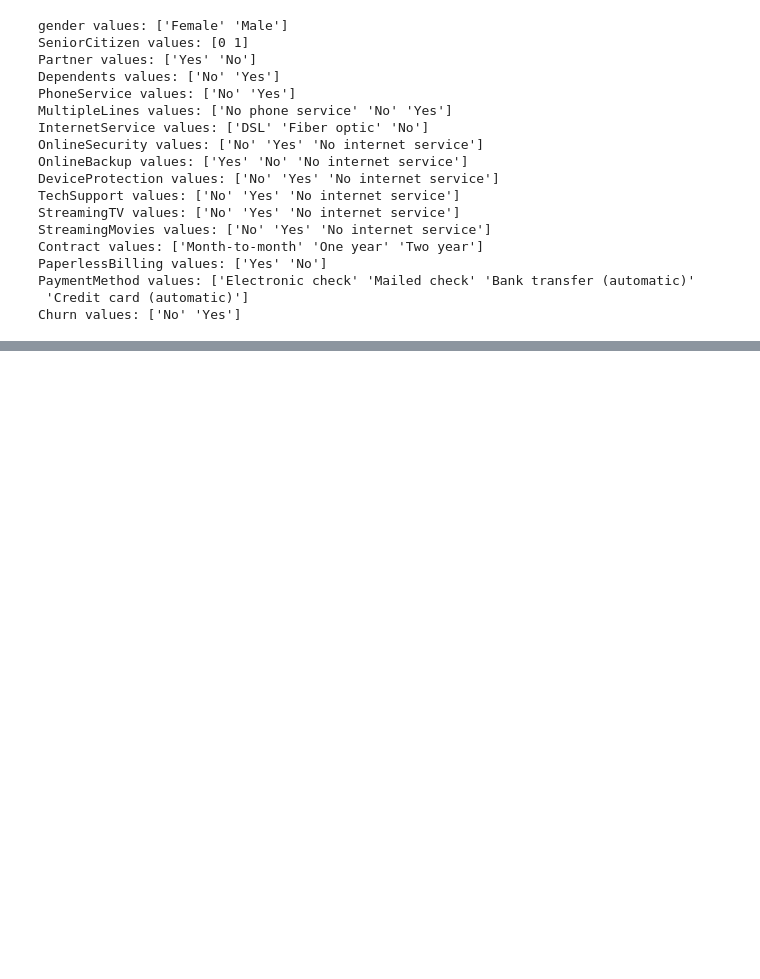
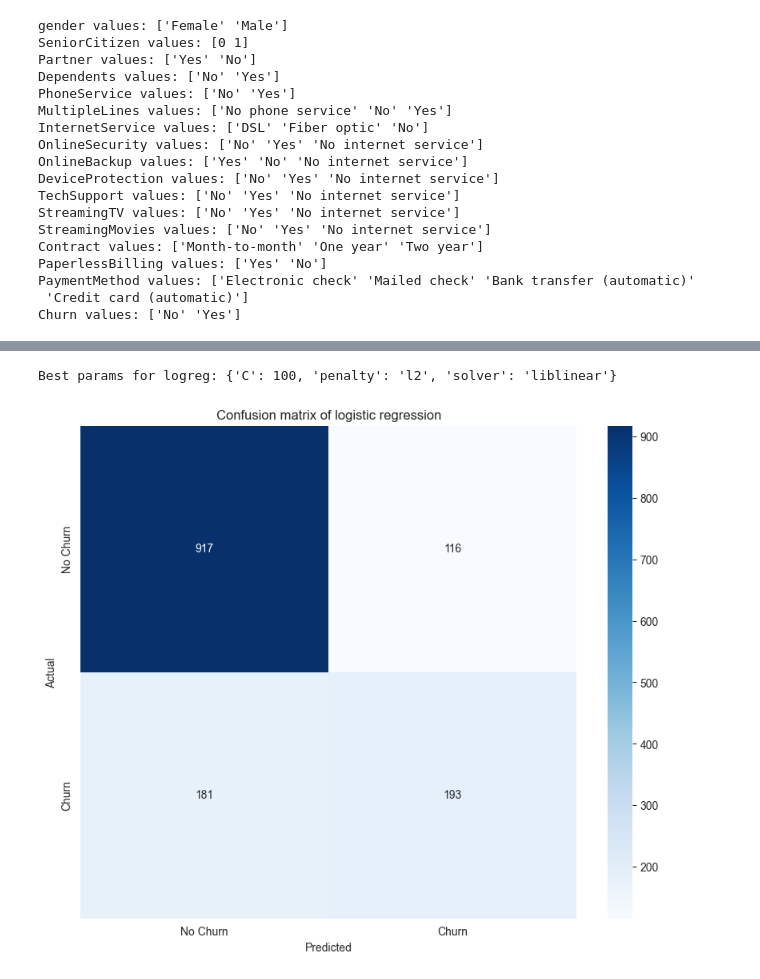
Before and after one commit to chiefzhantr/Customer-Churn-Prediction, a Jupyter notebook: model.ipynb, the cells around one changed output, grey strips where cells are left out. Saved outputs shown, nothing was run; the diff lists cells and outputs as text; code cells hidden in the pictures; blank space fills up the shorter version.

Commit message:
logreg eval

```diff
--- a/model.ipynb
+++ b/model.ipynb
@@ -348,0 +487,2 @@ plt.show()
+# %%
+X_train, X_test, y_train, y_test = train_test_split(X, y, random_state=42, test_size=0.2)
@@ -348,0 +505,11 @@ plt.show()
+# %%
+num_cols = ["tenure", 'MonthlyCharges', 'TotalCharges']
+dataset_std = pd.DataFrame(StandardScaler().fit_transform(df_copy[num_cols].astype('float64')), columns=num_cols)
+dataset_std.info()
+
+cat_cols_ohe = ['PaymentMethod', 'Contract', 'InternetService']
+cat_cols_le = list(set(X_train.columns) - set(num_cols) - set(cat_cols_ohe))
+
+scaler = StandardScaler()
+X_train[num_cols] = scaler.fit_transform(X_train[num_cols])
+X_test[num_cols] = scaler.transform(X_test[num_cols])
@@ -348,0 +549,31 @@ plt.show()
+# %%
+param_grid = {
+    'C': [0.01, 0.1, 1, 10, 100],
+    'solver': ['liblinear', 'lbfgs'],
+    'penalty': ['l2']
+}
+
+logreg = LogisticRegression(random_state=42, max_iter=1000)
+grid_search_cv = GridSearchCV(logreg, param_grid=param_grid, cv=5, scoring='roc_auc')
+grid_search_cv.fit(X_train, y_train)
+
+best_logreg = grid_search_cv.best_estimator_
+print(f"Best params for logreg: {grid_search_cv.best_params_}")
+# %% [output]
+Best params for logreg: {'C': 100, 'penalty': 'l2', 'solver': 'liblinear'}
+# %%
+y_pred = best_logreg.predict(X_test)
+
+accuracy = accuracy_score(y_test, y_pred)
+conf_matrix = confusion_matrix(y_test, y_pred)
+class_report = classification_report(y_test, y_pred)
+roc_auc = roc_auc_score(y_test, best_logreg.predict_proba(X_test)[:, 1])
+# %%
+plt.figure(figsize=(10, 8))
+sns.heatmap(conf_matrix, annot=True, fmt='d', cmap='Blues', xticklabels=['No Churn', 'Churn'], yticklabels=['No Churn', 'Churn'])
+plt.title('Confusion matrix of logistic regression')
+plt.xlabel("Predicted")
+plt.ylabel("Actual")
+plt.show()
+# %% [output]
+[figure, added]
```
Also changed, not shown: parts of 30 cells of this notebook.
